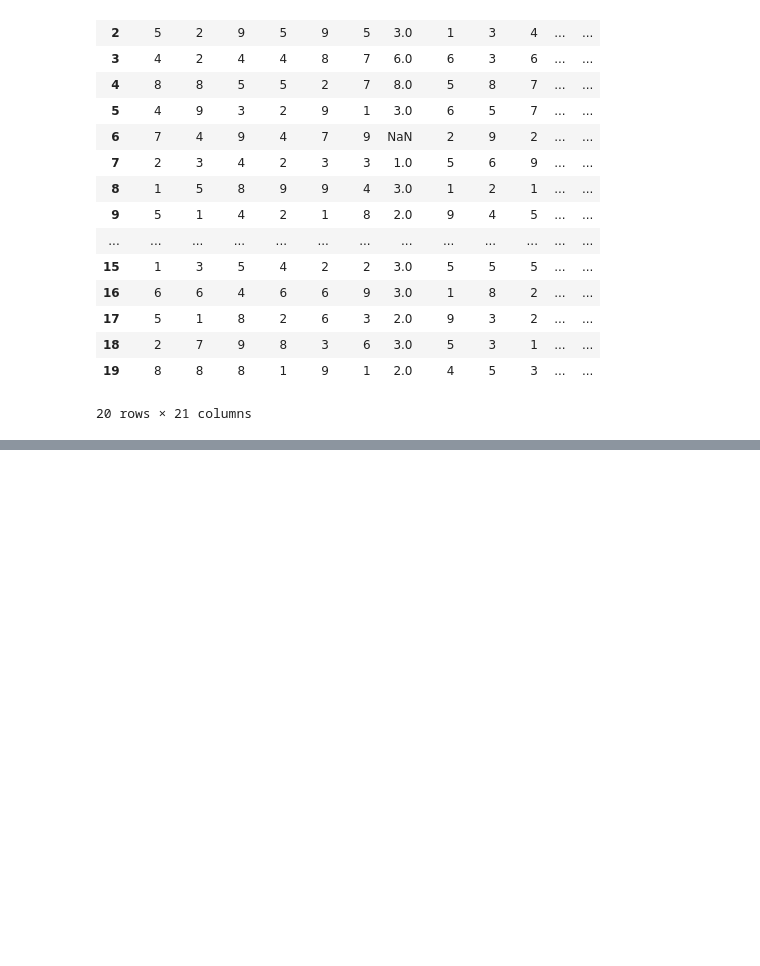
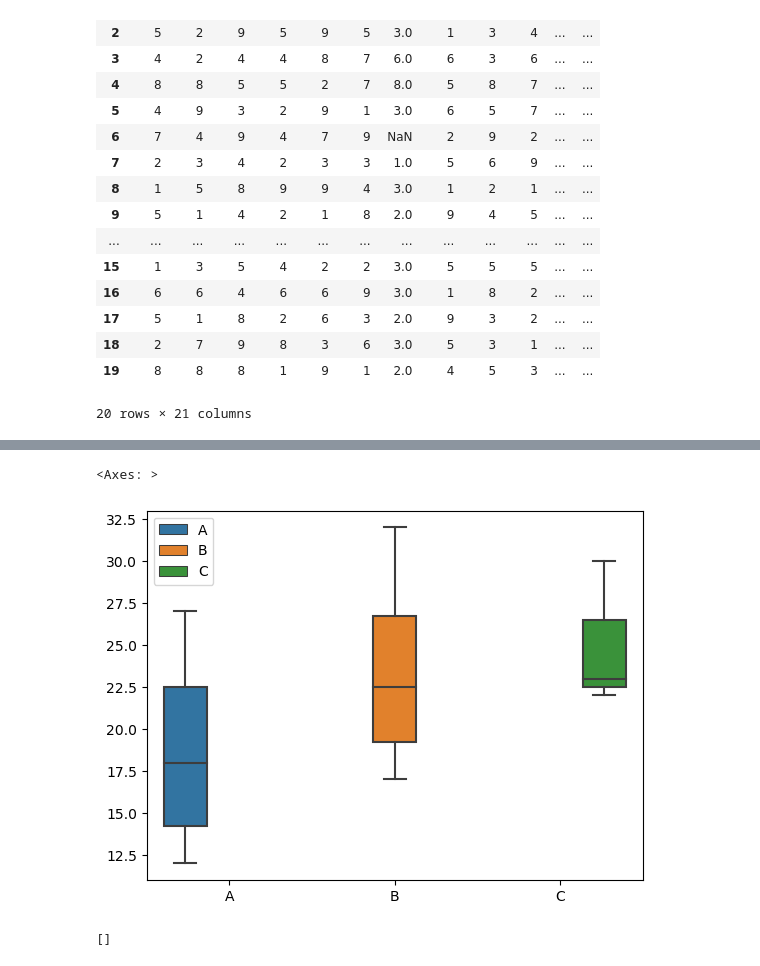
Before and after one commit to VanilaSudheer/data-analysis-playground, a Jupyter notebook: numpy.ipynb, the cells around one changed output, grey strips where cells are left out. Saved outputs shown, nothing was run; the diff lists cells and outputs as text; code cells hidden in the pictures; blank space fills up the shorter version.

```diff
--- a/numpy.ipynb
+++ b/numpy.ipynb
@@ -520,0 +562,13 @@ sns.histplot(a,kde = True)
+# %%
+data = {
+    'Values': [12, 15, 17, 20, 21, 22, 23, 25, 27, 30, 32],
+    'Category': ['A', 'A', 'B', 'B', 'A', 'C', 'C', 'B', 'A', 'C', 'B']
+}
+sns.boxplot(x='Category', y='Values', data=data, hue='Category')
+# %% [output]
+<Axes: >
+[figure, added]
+# %%
+list(range(0,-5))
+# %% [output]
+[]
```
Also changed, not shown: parts of 48 cells of this notebook.
